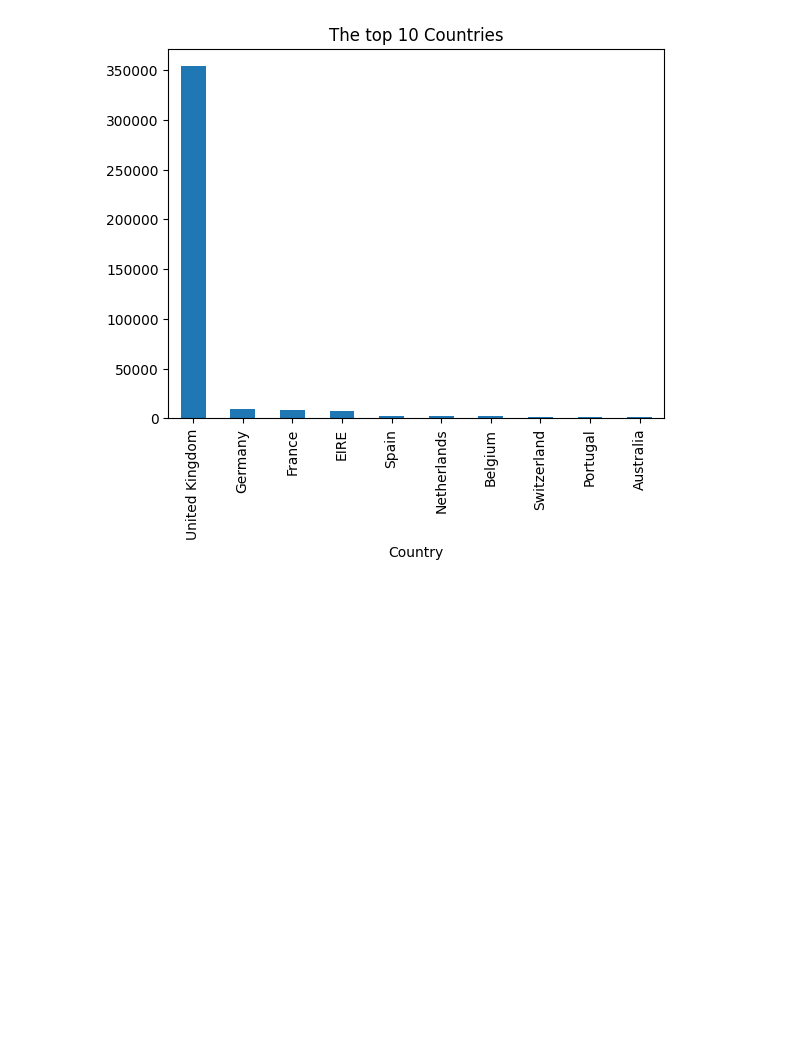
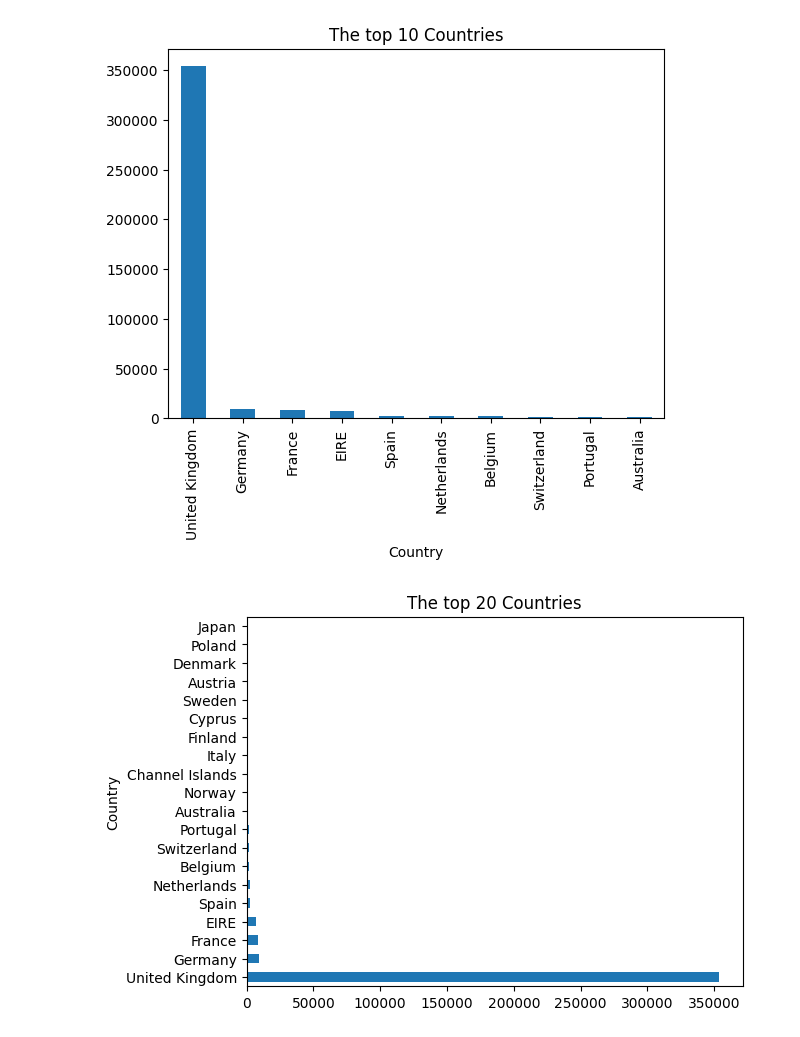
Before and after one commit to shaq31415926/Sep-Bootcamp, a Jupyter notebook: week2/day2/notebooks/01-intro-to-maths-stats-live-coding.ipynb, the cells around one changed output. Cells and saved outputs as stored; diff of their text form; code cells hidden in the pictures; blank space fills up the shorter version.

Commit message:
added charts for Nataliya

```diff
--- a/week2/day2/notebooks/01-intro-to-maths-stats-live-coding.ipynb
+++ b/week2/day2/notebooks/01-intro-to-maths-stats-live-coding.ipynb
@@ -304,3 +304,8 @@ plt.title("The top 10 Countries");
 # to identify top 10 countries, we should look at this data by number of customers or sales - just for demo
 # %% [output]
 [figure]
+# %%
+online_retail_history.Country.value_counts().nlargest(20).plot(kind='barh')
+plt.title("The top 20 Countries");
+# %% [output]
+[figure, added]
```
Also changed, not shown: parts of 1 cell of this notebook.
